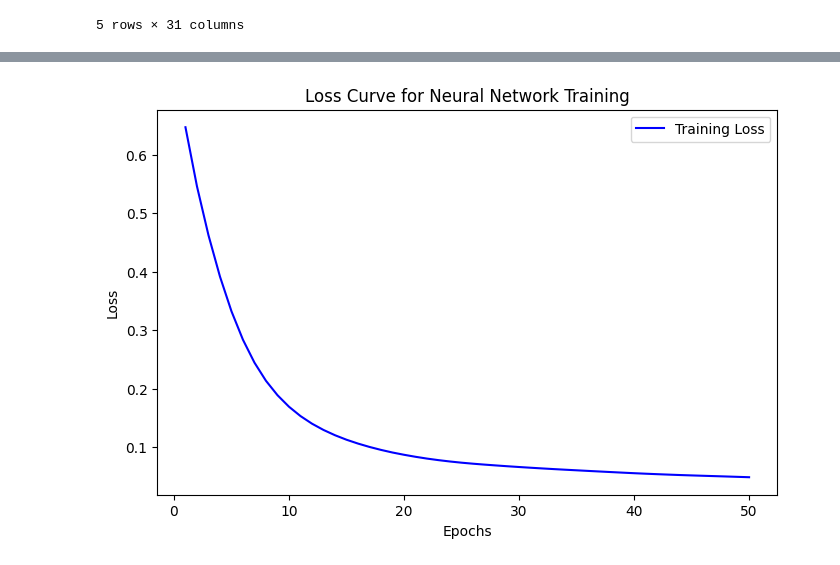
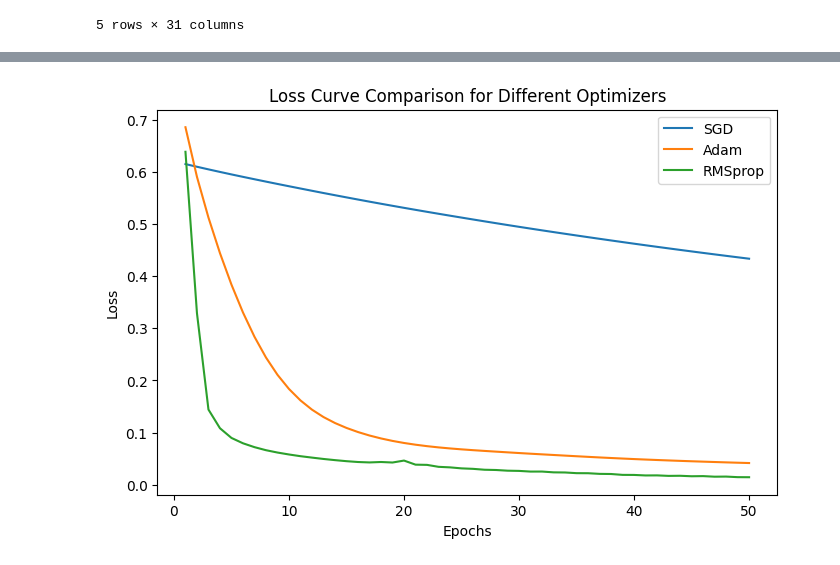
Before and after one commit to Harshranpura/Breast-Cancer-Analysis, a Jupyter notebook: notebook/breast_cancer_visualization.ipynb, the cells around one changed output, grey strips where cells are left out. Drawn from its saved outputs; the diff is of its cells as text; code cells hidden in the pictures.

Commit message:
Updated optimizer comparison and added explanation for malignant vs. benign classification

```diff
--- a/notebook/breast_cancer_visualization.ipynb
+++ b/notebook/breast_cancer_visualization.ipynb
@@ -41,4 +39,18 @@ y_tensor = torch.tensor(y, dtype=torch.long)
 
 # Split into training and test sets
 X_train, X_test, y_train, y_test = train_test_split(X_tensor, y_tensor, test_size=0.2, random_state=42)
+# %%
+# Define the Neural Network
+class NeuralNet(nn.Module):
+    def __init__(self, input_size, hidden_size, output_size):
+        super(NeuralNet, self).__init__()
+        self.fc1 = nn.Linear(input_size, hidden_size)
+        self.relu = nn.ReLU()
+        self.fc2 = nn.Linear(hidden_size, output_size)
+
+    def forward(self, x):
+        x = self.fc1(x)
+        x = self.relu(x)
+        x = self.fc2(x)
+        return x
 # %%
@@ -76,12 +110,15 @@ Epoch [50/50], Loss: 0.0488
 # %%
-# Plot Loss Curve
+
+# Plot Loss Curves
 plt.figure(figsize=(8, 5))
-plt.plot(range(1, epochs+1), loss_values, label="Training Loss", color='blue')
+for name, loss in results.items():
+    plt.plot(range(1, 51), loss, label=name)
+
 plt.xlabel("Epochs")
 plt.ylabel("Loss")
-plt.title("Loss Curve for Neural Network Training")
+plt.title("Loss Curve Comparison for Different Optimizers")
 plt.legend()
 plt.show()
 # %% [output]
-[figure, old version]
+[figure, new version]
 # %%
```
Also changed, not shown: parts of 8 cells of this notebook, 3 other files.
